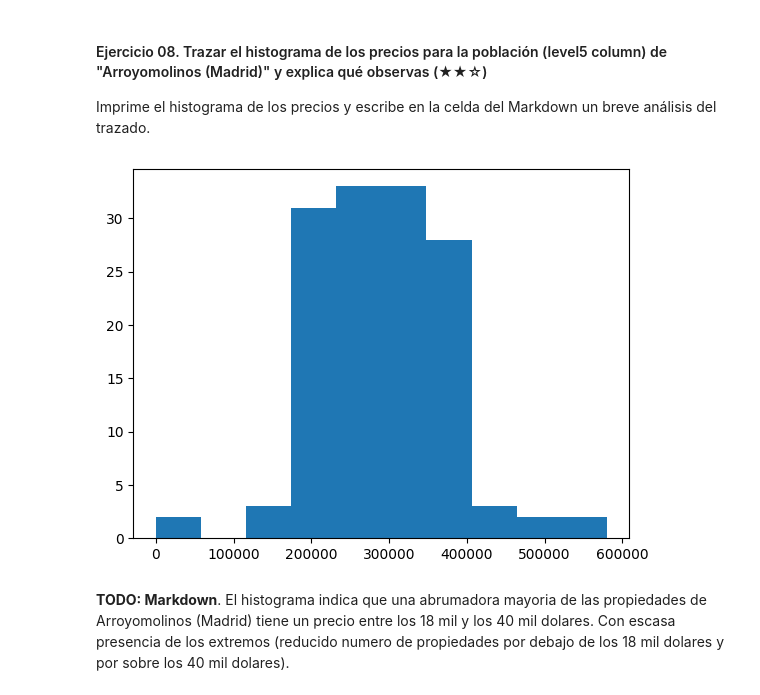
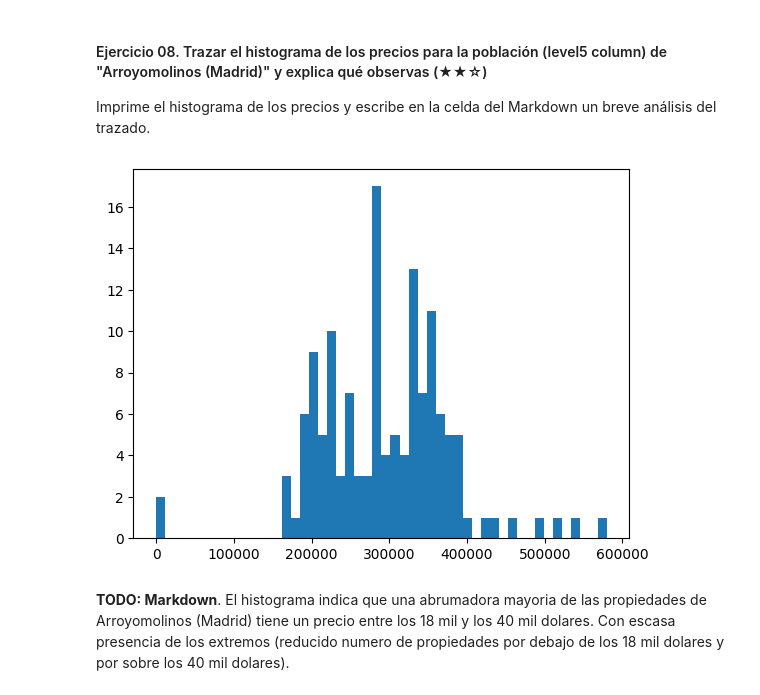
Before and after one commit to 4GeeksAcademy/ProyectoPreWork_PR, a Jupyter notebook: project.es.ipynb, the cells around one changed output. Saved outputs shown, nothing was run; the diff lists cells and outputs as text; code cells hidden in the pictures.

```diff
--- a/project.es.ipynb
+++ b/project.es.ipynb
@@ -209,16 +209,16 @@ Imprime el histograma de los precios y escribe en la celda del Markdown un breve
 # %%
 # TODO: Code
 import matplotlib.pyplot as plt
 
 arroyo = dt[['price','level5']]                             #Filtrar a DF con las columnas necesarias
 arroyomolinos = arroyo.set_index('level5')                  #Convertir columna con poblaciones en fila
 df_arroyo = arroyomolinos.loc['Arroyomolinos (Madrid)']                 #Filtrar poblacion requerida
 
 fig, ax = plt.subplots()
-plt.hist(df_arroyo)
+plt.hist(df_arroyo, bins=50)
 plt.show()
 # %% [output]
-[figure, old version]
+[figure, new version]
 # %% [markdown]
 **TODO: Markdown**. El histograma indica que una abrumadora mayoria de las propiedades de Arroyomolinos (Madrid) tiene un precio entre los 18 mil y los 40 mil dolares. Con escasa presencia de los extremos (reducido numero de propiedades por debajo de los 18 mil dolares y por sobre los 40 mil dolares).
 # %% [markdown]
```
Also changed, not shown: parts of 12 cells of this notebook.
